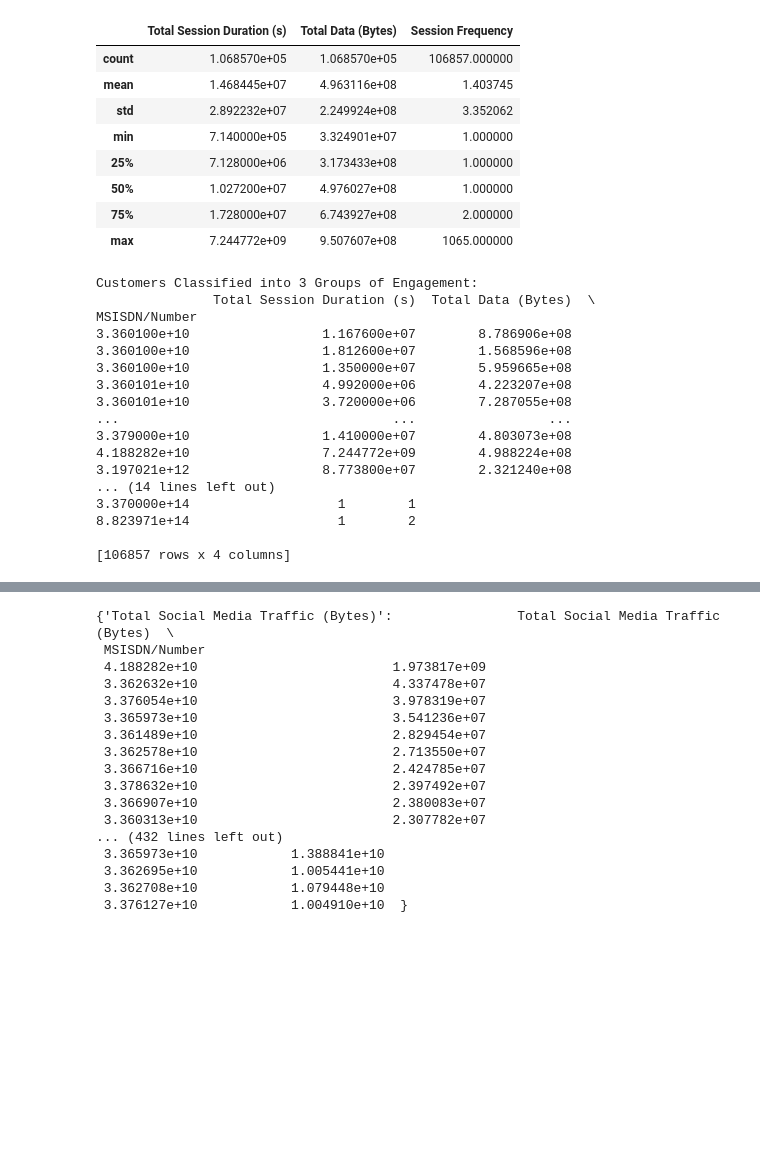
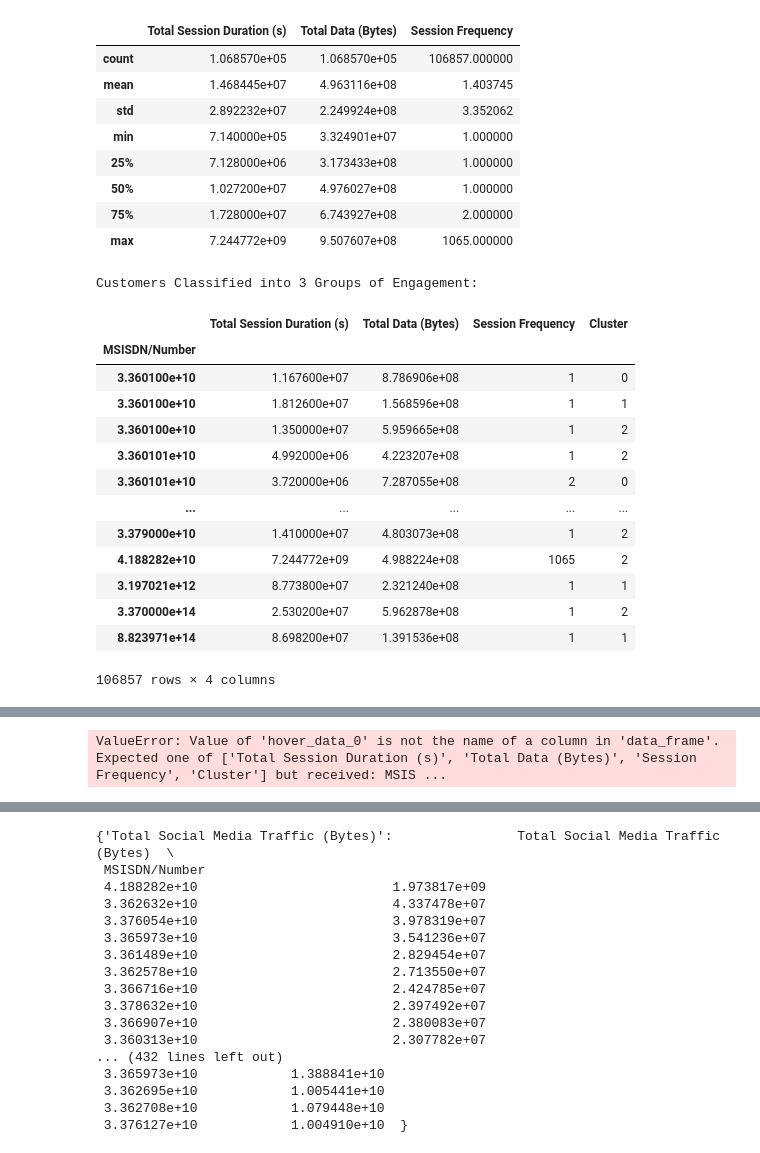
Before and after one commit to melatteshome/User-Analytics-Telecom-Industry, a Jupyter notebook: notebooks/user_engagment_analysis.ipynb, the cells around one changed output, grey strips where cells are left out. Saved outputs shown, nothing was run; the diff lists cells and outputs as text; code cells hidden in the pictures; blank space fills up the shorter version.

Commit message:
scatter plot for clustered dataframe of the metrics

```diff
--- a/notebooks/user_engagment_analysis.ipynb
+++ b/notebooks/user_engagment_analysis.ipynb
@@ -297,30 +309,29 @@ user_engagment_metric.describe()
 # %%
 #cluster the users into three groups based on the user engagement metrics
 kmeans = KMeans(n_clusters=3)
 kmeans.fit(user_engagment_metric)
 user_engagment_metric['Cluster'] = kmeans.predict(user_engagment_metric)
 
 
 print("Customers Classified into 3 Groups of Engagement:")
-print(user_engagment_metric)
+# print(user_engagment_metric)
+user_engagment_metric
 # %% [output]
 Customers Classified into 3 Groups of Engagement:
-               Total Session Duration (s)  Total Data (Bytes)  \
-MSISDN/Number
-3.360100e+10                 1.167600e+07        8.786906e+08
-3.360100e+10                 1.812600e+07        1.568596e+08
-3.360100e+10                 1.350000e+07        5.959665e+08
-3.360101e+10                 4.992000e+06        4.223207e+08
-3.360101e+10                 3.720000e+06        7.287055e+08
-...                                   ...                 ...
-3.379000e+10                 1.410000e+07        4.803073e+08
-4.188282e+10                 7.244772e+09        4.988224e+08
-3.197021e+12                 8.773800e+07        2.321240e+08
-... (14 lines left out)
-3.370000e+14                   1        1
-8.823971e+14                   1        2
-
-[106857 rows x 4 columns]
+|  | Total Session Duration (s) | Total Data (Bytes) | Session Frequency | Cluster |
+| MSISDN/Number |  |  |  |  |
+| 3.360100e+10 | 1.167600e+07 | 8.786906e+08 | 1 | 0 |
+| 3.360100e+10 | 1.812600e+07 | 1.568596e+08 | 1 | 1 |
+| 3.360100e+10 | 1.350000e+07 | 5.959665e+08 | 1 | 2 |
+| 3.360101e+10 | 4.992000e+06 | 4.223207e+08 | 1 | 2 |
+| 3.360101e+10 | 3.720000e+06 | 7.287055e+08 | 2 | 0 |
+| ... | ... | ... | ... | ... |
+| 3.379000e+10 | 1.410000e+07 | 4.803073e+08 | 1 | 2 |
+| 4.188282e+10 | 7.244772e+09 | 4.988224e+08 | 1065 | 2 |
+| 3.197021e+12 | 8.773800e+07 | 2.321240e+08 | 1 | 1 |
+| 3.370000e+14 | 2.530200e+07 | 5.962878e+08 | 1 | 2 |
+| 8.823971e+14 | 8.698200e+07 | 1.391536e+08 | 1 | 1 |
+106857 rows × 4 columns
 # %%
 cluster_metrics = user_engagment_metric.groupby('Cluster').agg({
     'Session Frequency': ['min', 'max', 'mean', 'sum'],
@@ -336,6 +347,21 @@ cluster_metrics
 | 0 | 1 | 11 | 1.240618 | 40861 | 714000.0 | 4.536960e+08 | 1.274767e+07 | 4.198572e+11 | ... |
 | 1 | 1 | 1065 | 1.651450 | 68119 | 714000.0 | 7.244772e+09 | 1.760766e+07 | 7.262806e+11 | ... |
 | 2 | 1 | 11 | 1.255471 | 41020 | 720000.0 | 4.890240e+08 | 1.294642e+07 | 4.229985e+11 | ... |
+# %%
+#visualize 2D Scatter  plots for the cluster
+
+fig = px.scatter(
+    user_engagment_metric,
+    x='Total Session Duration (s)',
+    y='Total Data (Bytes)',
+    color='Cluster',
+    hover_data=['MSISDN/Number', 'Session Frequency'],  # Optional extra hover info
+    title="Scatter Plot of Clustered Data"
+)
+
+fig.show()
+# %% [output]
+ValueError: Value of 'hover_data_0' is not the name of a column in 'data_frame'. Expected one of ['Total Session Duration (s)', 'Total Data (Bytes)', 'Session Frequency', 'Cluster'] but received: MSIS ...
 # %%
 #Aggregate user total traffic per application and derive the top 10 most engaged users per application
 app_columns = [column for column in df.columns if 'Social Media' in column or 'Google' in column or 'Email' in column or 'Youtube' in column or 'Netflix' in column or 'Gaming' in column or 'Other' in column]
```
Also changed, not shown: parts of 3 cells of this notebook.
